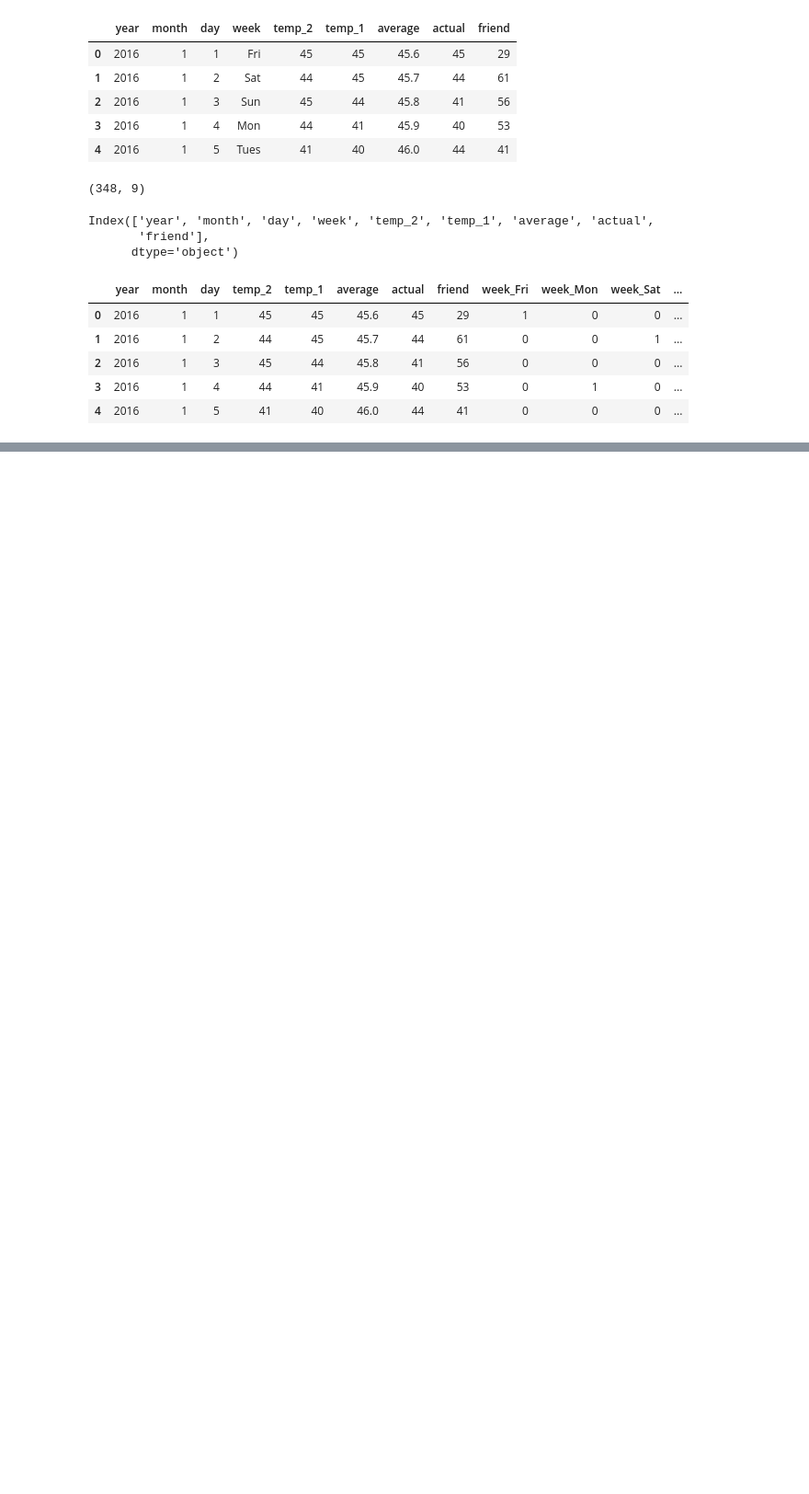
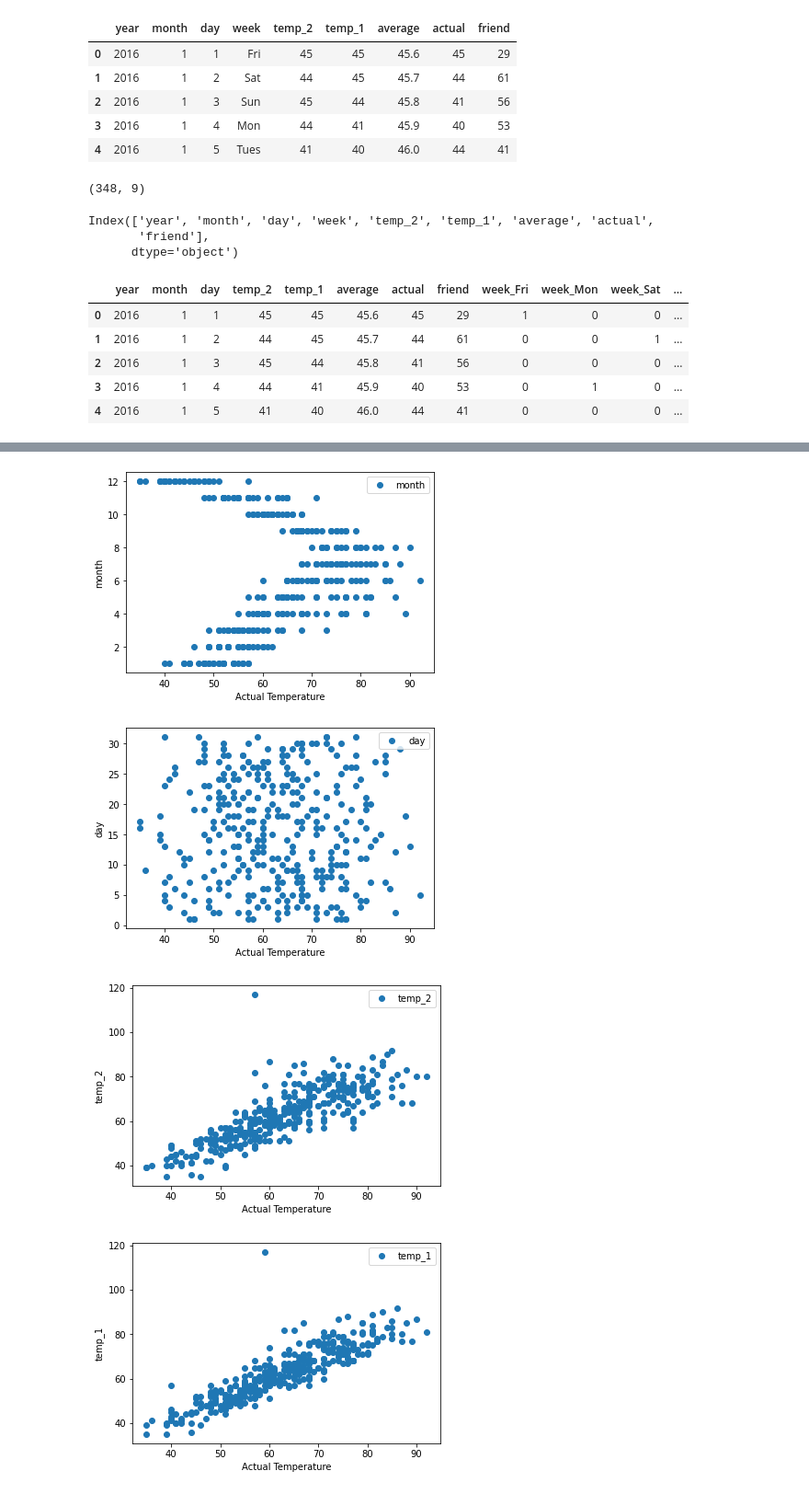
Before and after one commit to WIllianMartins2018/Bootcamp_Engenheiro_Machine_Learning, a Jupyter notebook: Códigos - Seleção de Modelos de Aprendizagem de Máquina/MetriasdeRegressão.ipynb, the cells around one changed output, grey strips where cells are left out. Shown at 92% size. Drawn from its saved outputs; the diff is of its cells as text; code cells hidden in the pictures; blank space fills up the shorter version.

```diff
--- a/Códigos - Seleção de Modelos de Aprendizagem de Máquina/MetriasdeRegressão.ipynb
+++ b/Códigos - Seleção de Modelos de Aprendizagem de Máquina/MetriasdeRegressão.ipynb
@@ -54,3 +54,16 @@ df.describe()
 | 50% | 2016.0 | 6.000000 | 15.000000 | 62.500000 | 62.500000 | 58.200000 | 62.500000 | 60.000000 | 0.000000 | 0.000000 | 0.000000 | ... |
 | 75% | 2016.0 | 10.000000 | 23.000000 | 71.000000 | 71.000000 | 69.025000 | 71.000000 | 71.000000 | 0.000000 | 0.000000 | 0.000000 | ... |
 | max | 2016.0 | 12.000000 | 31.000000 | 117.000000 | 117.000000 | 77.400000 | 92.000000 | 95.000000 | 1.000000 | 1.000000 | 1.000000 | ... |
+# %%
+#Plot de gráfico de correlação
+for i in df.columns[1:]:
+    if (i != 'actual'):
+        df.plot(x = 'actual', y = i, style = 'o')
+        plt.xlabel('Actual Temperature')
+        plt.ylabel(i)
+        plt.show()
+# %% [output]
+[figure, added]
+[figure, added]
+[figure, added]
+[figure, added]
```
Also changed, not shown: parts of 20 cells of this notebook.
